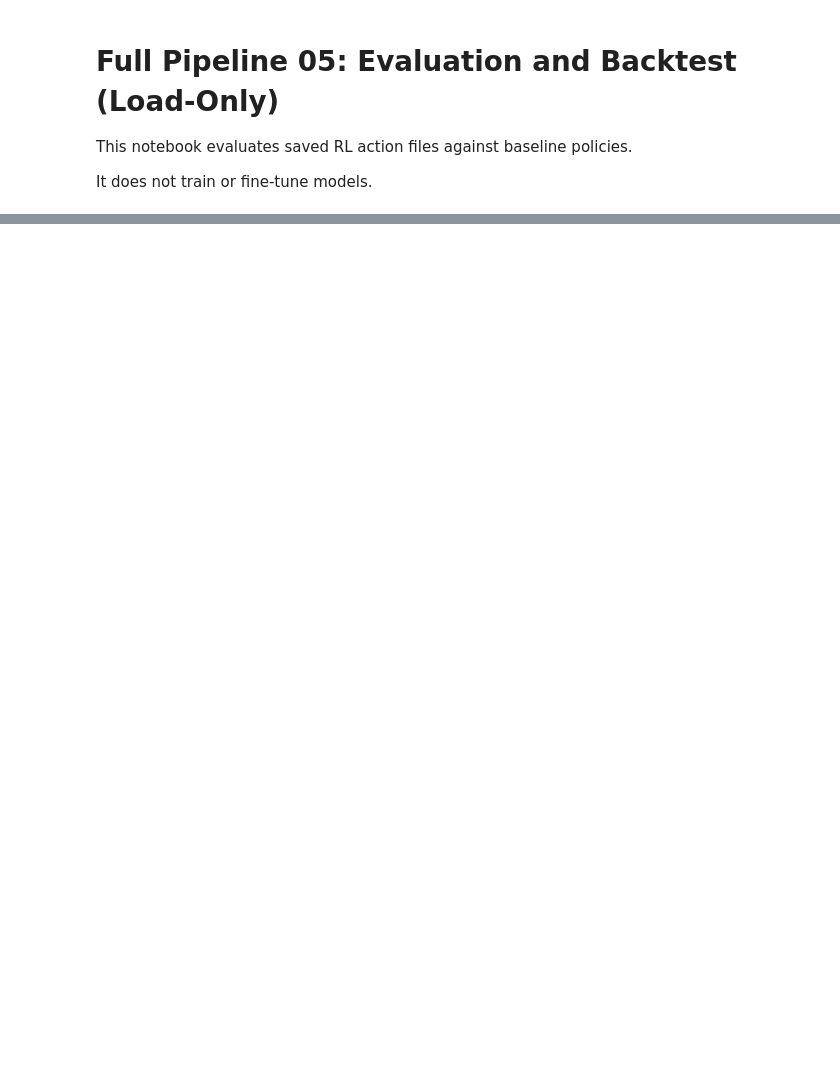
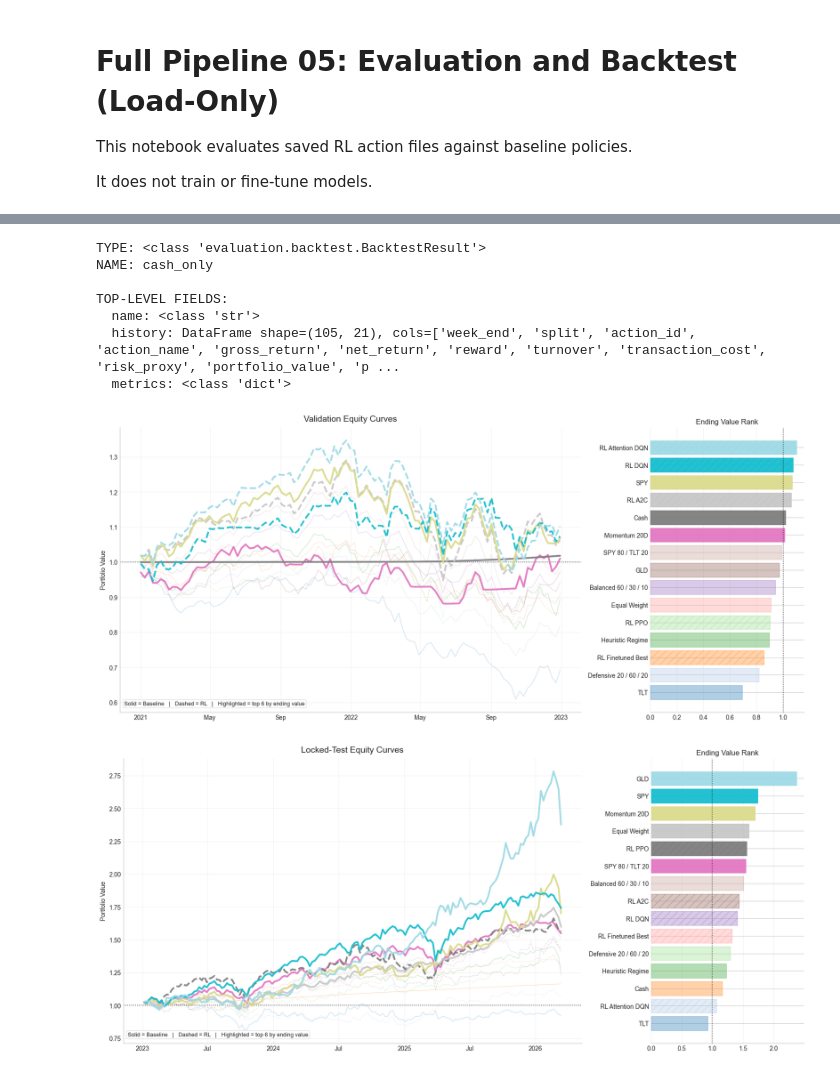
Before and after one commit to Kongfha/Market-Regime-Detection-for-RL-Allocation, a Jupyter notebook: full_pipeline/05_evaluation_backtest.ipynb, the cells around one changed output, grey strips where cells are left out. Cells and saved outputs as stored; diff of their text form; code cells hidden in the pictures; blank space fills up the shorter version.

```diff
--- a/full_pipeline/05_evaluation_backtest.ipynb
+++ b/full_pipeline/05_evaluation_backtest.ipynb
@@ -403,3 +692,31 @@ Locked-test policies: ['cash_only', 'spy_only', 'tlt_only', 'gld_only', 'spy_80_
+# %%
+all_validation_results = validation_results + rl_validation_results
+all_locked_results = locked_test_results + rl_locked_test_results
+
+# ถ้ายังพัง จะได้เห็น structure ของ object ทันที
+debug_result_structure(all_validation_results[0])
+
+plot_equity_dashboard(
+    all_validation_results,
+    title="Validation Equity Curves",
+    top_n=6,
+)
+
+plot_equity_dashboard(
+    all_locked_results,
+    title="Locked-Test Equity Curves",
+    top_n=6,
+)
+# %% [output]
+TYPE: <class 'evaluation.backtest.BacktestResult'>
+NAME: cash_only
+
+TOP-LEVEL FIELDS:
+  name: <class 'str'>
+  history: DataFrame shape=(105, 21), cols=['week_end', 'split', 'action_id', 'action_name', 'gross_return', 'net_return', 'reward', 'turnover', 'transaction_cost', 'risk_proxy', 'portfolio_value', 'p ...
+  metrics: <class 'dict'>
+[figure, added]
+[figure, added]
 # %%
 # Action mix for canonical/best RL action files used by this notebook.
 validation_actions = pd.read_csv(validation_actions_path, parse_dates=["week_end"])
```
Also changed, not shown: parts of 10 cells of this notebook, 34 other files.
